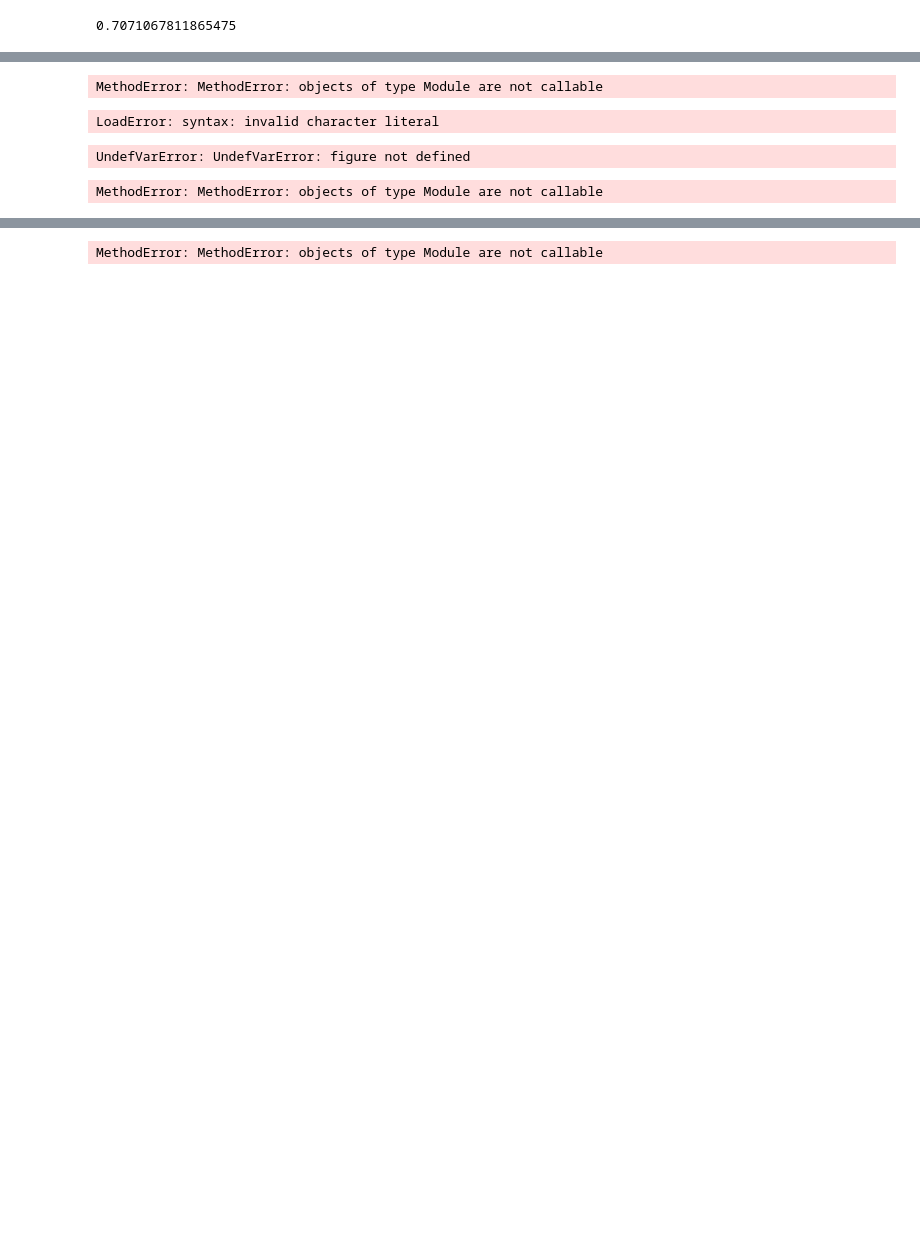
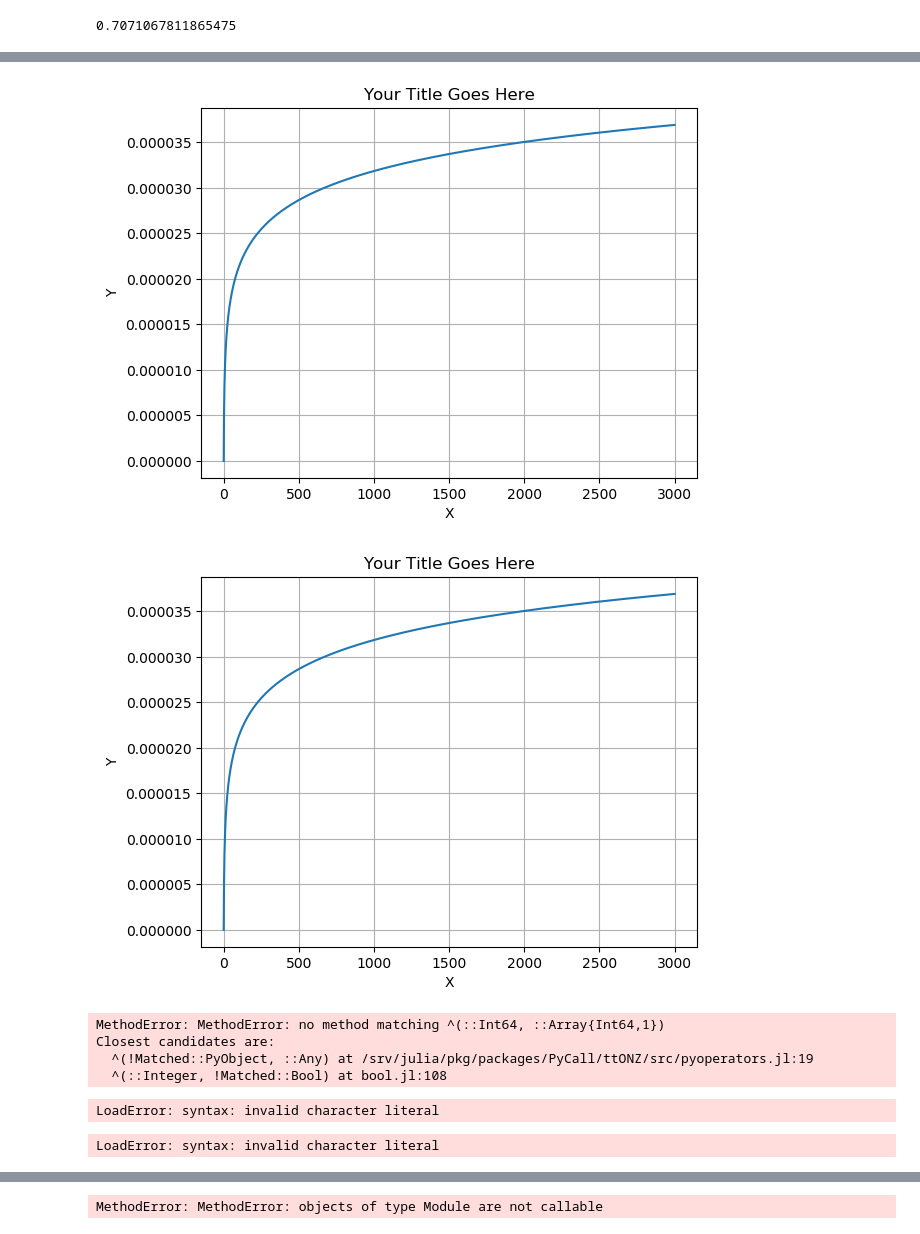
Before and after one commit to LaGuer/MathPhysicalConstants.jl, a Jupyter notebook: doc/MathPhysicalConstants.ipynb, the cells around one changed output, grey strips where cells are left out. Cells and saved outputs as stored; diff of their text form; code cells hidden in the pictures; blank space fills up the shorter version.

```diff
--- a/doc/MathPhysicalConstants.ipynb
+++ b/doc/MathPhysicalConstants.ipynb
@@ -176,17 +262,49 @@ numpy.sin(numpy.pi / 4) # returns ≈ 1/√2 = 0.70710678...
+# %%
+using PyPlot
+using PyCall
+@pyimport math
+@pyimport numpy as np
+x = [1:3000;]
+#y = np.log(x) / math.log(2)
+y1 = np.log(2) / np.log(x)
+#p = plot(x,y)
+p1 = plot(x,y1)
+xlabel("X")
+ylabel("Y")
+title("Your Title Goes Here")
+grid("on")
+gcf() # Needed by IJulia to display plot
+# %% [output]
+[figure, added]
+[figure, added]
 # %%
+
 using PyPlot
+using PyCall
+@pyimport math
+@pyimport numpy as np
 #using PyCall
 #@pyimport matplotlib.pyplot as plot
-#x = log(2)
-#y = log(1/4)
-f(x) = log(2^(x/4))
-
-plt(f, 0.0, 30.0)
+x = [1:30;]
+#y = (np.pi * x) + 2
+#y = log(x * 2)
+y = np.log(2^(x))
+#f(x) = log(2^(x/4))
+p = plot(x,y)
+#plt(f, 0.0, 30.0)
 #plt(x,y)
 #grid(1,1)
 #x=rand(10)
 #y=rand(10)
 #plot(x,y)
+xlabel("X")
+ylabel("Y")
+title("Your Title Goes Here")
+grid("on")
+gcf() # Needed by IJulia to display plot
 # %% [output]
-MethodError: MethodError: objects of type Module are not callable
+MethodError: MethodError: no method matching ^(::Int64, ::Array{Int64,1})
+Closest candidates are:
+  ^(!Matched::PyObject, ::Any) at /srv/julia/pkg/packages/PyCall/ttONZ/src/pyoperators.jl:19
+  ^(::Integer, !Matched::Bool) at bool.jl:108
 # %%
@@ -208,8 +328,9 @@ show()
 # %% [output]
 LoadError: syntax: invalid character literal
 # %%
+using PyPlot
 using PyCall
-@pyimport matplotlib.pyplot as plt
+@pyimport math
 @pyimport numpy as np
 #from mpl_toolkits.axes_grid1 import make_axes_locatable
 
@@ -217,10 +338,10 @@ x = np.linspace(0,100,101)
 X, Y = np.meshgrid(x,x)
 data = np.sin(X/2.3)*np.cos(Y/2.7)*np.cos(X*Y/20.)
 
-fig = plt.figure(figsize=(10,5))
+#fig = plot.figure(figsize=(10,5))
 ax1=fig.add_subplot(121)
 ax2=fig.add_subplot(122)
-plt.subplots_adjust(wspace = 0.33 )
+#plot.subplots_adjust(wspace = 0.33 )
 
 heatmap = ax1.pcolor(data, cmap="RdPu")
 resmap =  ax2.scatter(X,Y, c=data, cmap="YlGnBu",edgecolors='none',alpha=0.5)
@@ -258,21 +379,7 @@ for ax in [ax1,ax2]:
 #cax2 = divider2.append_axes("right", size="5%", pad=0.05)
 #plt.colorbar(resmap,cax=cax2)
 
-plt.show()
+plot.show()
 # %% [output]
-UndefVarError: UndefVarError: figure not defined
+LoadError: syntax: invalid character literal
-# %%
-
-using PyPlot
-x = [1:10;]
-y = 10rand(10,1)
-
-p = plot(x,y)
-xlabel("X")
-ylabel("Y")
-title("Your Title Goes Here")
-grid("on")
-gcf() # Needed by IJulia to display plot
-# %% [output]
-MethodError: MethodError: objects of type Module are not callable
 # %%
```
Also changed, not shown: parts of 24 cells of this notebook.
